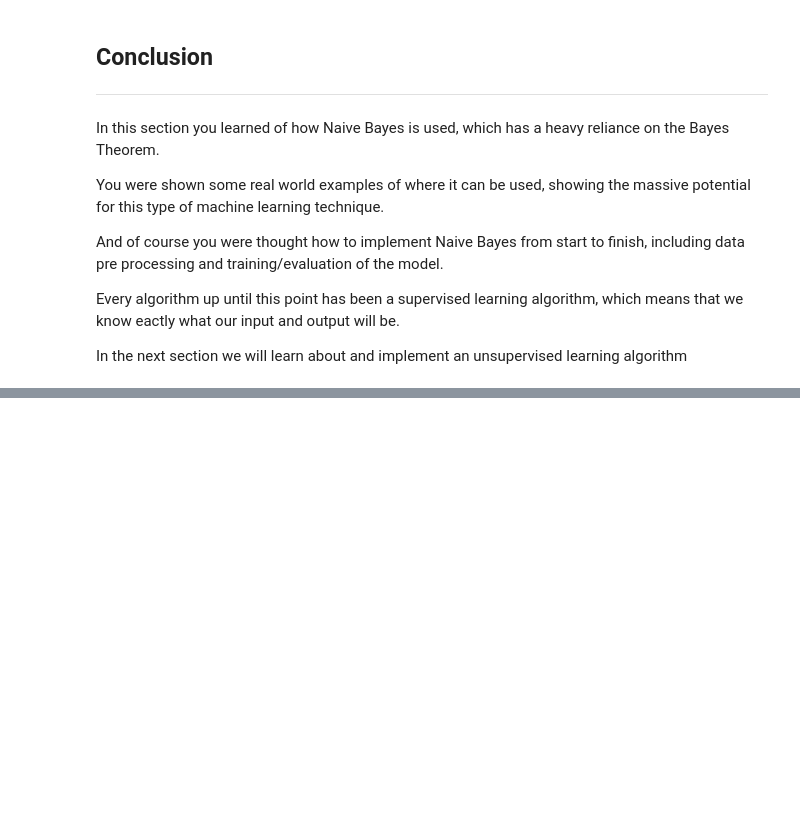
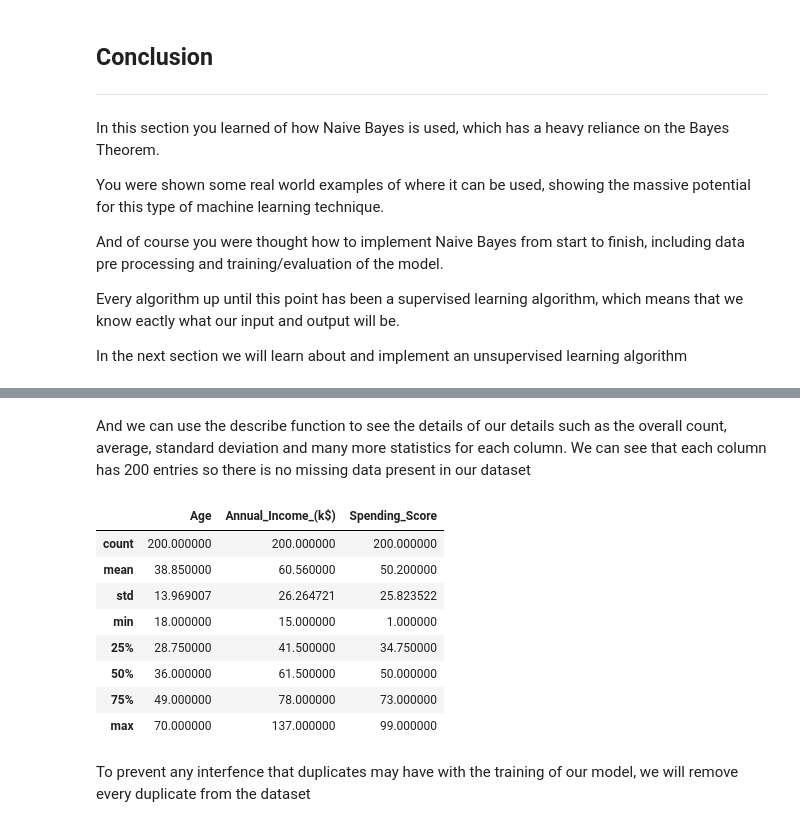
Before and after one commit to KyleHennessy/MachineLearningTutorial, a Jupyter notebook: src/KyleHennessyMachineLearningTutorial.ipynb, the cells around one changed output, grey strips where cells are left out. Saved outputs shown, nothing was run; the diff lists cells and outputs as text; code cells hidden in the pictures; blank space fills up the shorter version.

```diff
--- a/src/KyleHennessyMachineLearningTutorial.ipynb
+++ b/src/KyleHennessyMachineLearningTutorial.ipynb
@@ -758,0 +831,16 @@ In the next section we will learn about and implement an unsupervised learning a
+# %% [markdown]
+And we can use the describe function to see the details of our details such as the overall count, average, standard deviation and many more statistics for each column. We can see that each column has 200 entries so there is no missing data present in our dataset
+# %%
+dataset.describe()
+# %% [output]
+|  | Age | Annual_Income_(k$) | Spending_Score |
+| count | 200.000000 | 200.000000 | 200.000000 |
+| mean | 38.850000 | 60.560000 | 50.200000 |
+| std | 13.969007 | 26.264721 | 25.823522 |
+| min | 18.000000 | 15.000000 | 1.000000 |
+| 25% | 28.750000 | 41.500000 | 34.750000 |
+| 50% | 36.000000 | 61.500000 | 50.000000 |
+| 75% | 49.000000 | 78.000000 | 73.000000 |
+| max | 70.000000 | 137.000000 | 99.000000 |
+# %% [markdown]
+To prevent any interfence that duplicates may have with the training of our model, we will remove every duplicate from the dataset
```
Also changed, not shown: parts of 17 cells of this notebook, 4 other files.
